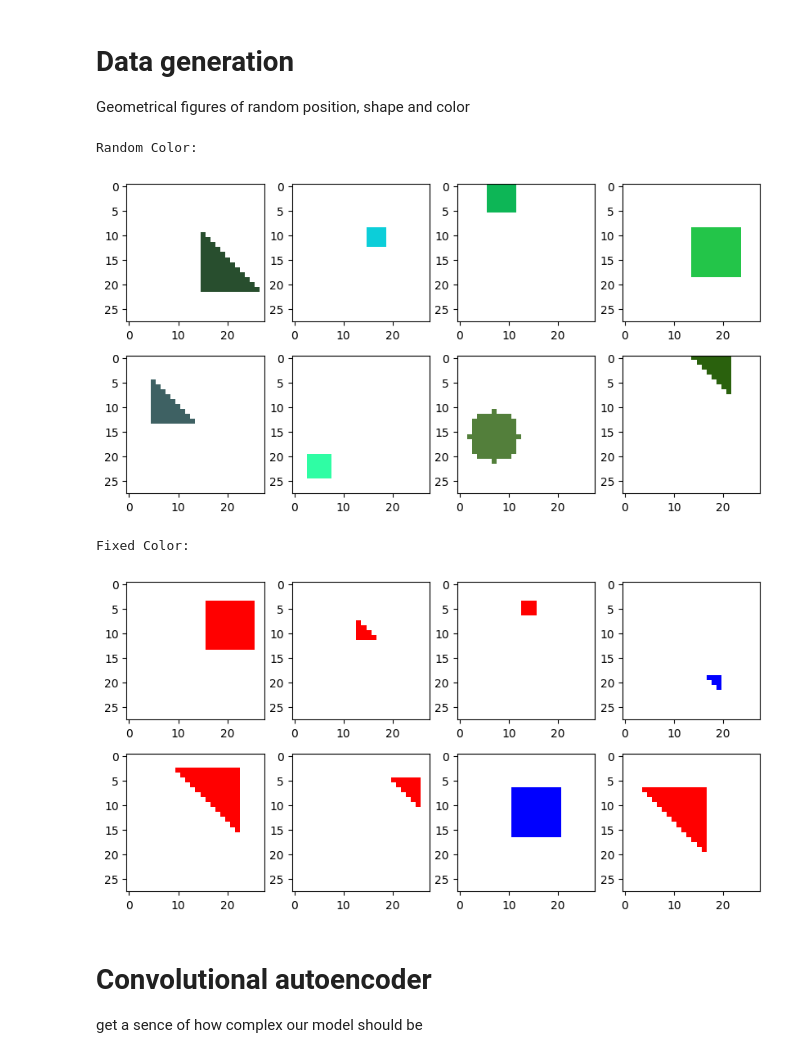
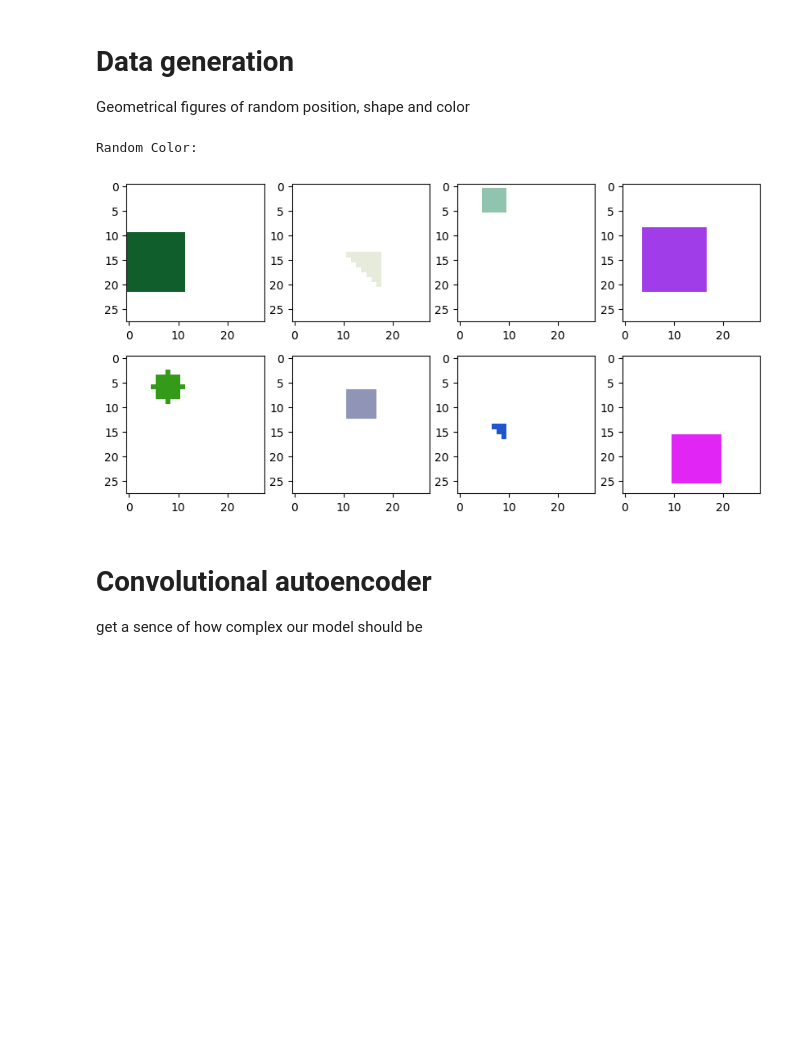
Before and after one commit to SergeiDBykov/ai-side-projects, a Jupyter notebook: VAE_synthetic_data/2d_VAE.ipynb, the cells around one changed output. Drawn from its saved outputs; the diff is of its cells as text; code cells hidden in the pictures; blank space fills up the shorter version.

```diff
--- a/VAE_synthetic_data/2d_VAE.ipynb
+++ b/VAE_synthetic_data/2d_VAE.ipynb
@@ -22,12 +22,10 @@ Geometrical figures of random position, shape and color
 
 
 class GeometricFiguresDataset(torch.utils.data.Dataset):
-    def __init__(self, num_samples=2000, image_size=(28, 28), random_color=True, color_list=None, black_white = False):
+    def __init__(self, num_samples=60000, image_size=(28, 28), random_color=True):
         self.num_samples = num_samples
         self.image_size = image_size
         self.random_color = random_color
-        self.color_list = color_list
-        self.black_white = black_white
 
     def __len__(self):
         return self.num_samples
@@ -62,16 +60,12 @@ class GeometricFiguresDataset(torch.utils.data.Dataset):
         return image, label
 
     def choose_color(self):
-        if self.black_white:
-            return np.array([0, 0, 0])
         if self.random_color:
             return np.random.randint(0, 256, size=3)  # Random RGB color
         else:
-            #return np.random.choice(self.color_list)
             color_r = np.array([255, 0, 0])
             color_g = np.array([0, 255, 0])
             color_b = np.array([0, 0, 255])
-            #return one of the three colors
             rand_col = np.random.randint(0, 3)
             if rand_col == 0:
                 return color_r
@@ -100,49 +94,48 @@ class GeometricFiguresDataset(torch.utils.data.Dataset):
             for i in range(size):
                 for j in range(size):
                     if i < j:
                         image[y+i, x+j] = 255  # Background color
         return image
 
     def draw_circle(self, image, x, y, radius, color):
 
         yy, xx = np.ogrid[-y:image.shape[0]-y, -x:image.shape[1]-x]
         mask = xx*xx + yy*yy <= radius*radius
         image[mask] = color
         return image
 
 
+class GeometricFiguresDatasetBlackWhite(GeometricFiguresDataset):
+    def __init__(self, num_samples=60000, image_size=(28, 28)):
+        super().__init__(num_samples, image_size, random_color=False)
+
+    def choose_color(self):
+        return np.array([0, 0, 0])  # Black color
+
+    def __getitem__(self, idx):
+        img, label =  super().__getitem__(idx)
+        img = img[0]  # Take only one channel
+        img = img/255.0  # Normalize
+        return img, label
+
+
+
+
 dataset_random_color = GeometricFiguresDataset(random_color=True)
 dataloader_random_color = torch.utils.data.DataLoader(dataset_random_color, batch_size=8, shuffle=True)
-
-dataset_fixed_color = GeometricFiguresDataset(random_color=False, color_list=[[255, 0, 0], [0, 255, 0], [0, 0, 255]])
-dataloader_fixed_color = torch.utils.data.DataLoader(dataset_fixed_color, batch_size=8, shuffle=True)
 
 # Visualize some samples with random color
 print("Random Color:")
 for batch in dataloader_random_color:
     batch = batch[0]
     plt.figure(figsize=(10, 5))
     for i in range(batch.size(0)):
         plt.subplot(2, 4, i+1)
         plt.imshow(batch[i].permute(1, 2, 0).numpy())
         #plt.axis('off')
     plt.show()
     break  # Only visualize one batch
-
-# Visualize some samples with fixed color
-print("Fixed Color:")
-for batch in dataloader_fixed_color:
-    batch = batch[0]
-    plt.figure(figsize=(10, 5))
-    for i in range(batch.size(0)):
-        plt.subplot(2, 4, i+1)
-        plt.imshow(batch[i].permute(1, 2, 0).numpy())
-        #plt.axis('off')
-    plt.show()
-    break  # Only visualize one batch
 # %% [output]
 Random Color:
-[figure, old version]
+[figure, new version]
-Fixed Color:
-[figure, removed]
 # %%
```
Also changed, not shown: parts of 9 cells of this notebook, 3 other files.
